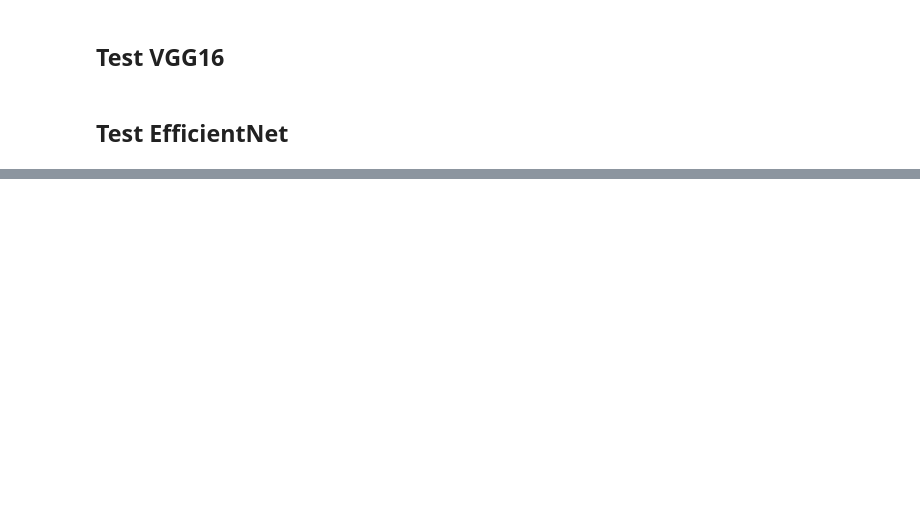
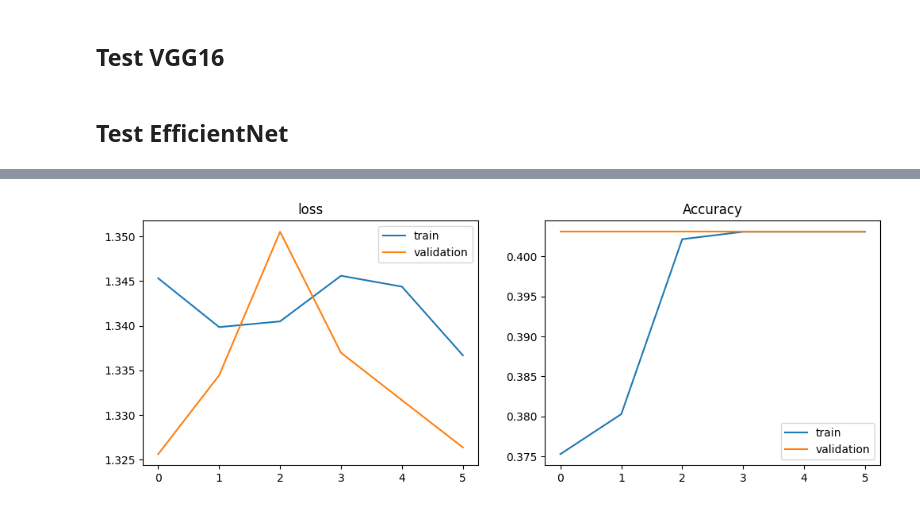
Before and after one commit to gulfairus/Covid19, a Jupyter notebook: notebooks/cnn_tl.ipynb, the cells around one changed output, grey strips where cells are left out. Drawn from its saved outputs; the diff is of its cells as text; code cells hidden in the pictures; blank space fills up the shorter version.

```diff
--- a/notebooks/cnn_tl.ipynb
+++ b/notebooks/cnn_tl.ipynb
@@ -150,3 +202,23 @@ plot_history(history)
 ## Test VGG16
 # %% [markdown]
 ## Test EfficientNet
+# %%
+#preproc_layer = preprocess_input(train_generator)
+base_model = EfficientNetB7(input_shape = train_generator.image_shape, include_top = False, weights = 'imagenet')
+base_model.trainable = False
+pooling_layer = layers.MaxPooling2D()
+flatten_layer = layers.Flatten()
+dense_layer = layers.Dense(32, activation='relu')
+dense_layer = layers.Dense(32, activation='relu')
+dropout_layer = layers.Dropout(0.2)
+prediction_layer = layers.Dense(4, activation='softmax')
+
+efficient = models.Sequential([
+        #preproc_layer,
+        base_model,
+        pooling_layer,
+        flatten_layer,
+        dense_layer,
+        dropout_layer,
+        prediction_layer
+    ])
@@ -152,0 +228,18 @@ plot_history(history)
+# %%
+efficient.compile(loss='categorical_crossentropy',
+                  optimizer=optimizers.Adam(learning_rate=1e-4),
+                  metrics=['accuracy'])
+# %%
+es = EarlyStopping(monitor = 'val_loss',
+                   patience = 5,
+                   verbose = 1,
+                   restore_best_weights = True)
+# %%
+start = time.perf_counter()
+history = efficient.fit(train_generator,
+                        batch_size = 32,
+                        validation_data=validation_generator,
+                        epochs = 20,
+                        callbacks=[es])
+end = time.perf_counter()
+print(f"\n✅ Total time: ({round(end - start, 2)}s)")
@@ -152,0 +267,4 @@ plot_history(history)
+# %%
+plot_history(history);
+# %% [output]
+[figure, added]
```
Also changed, not shown: parts of 22 cells of this notebook, 1 other file.
